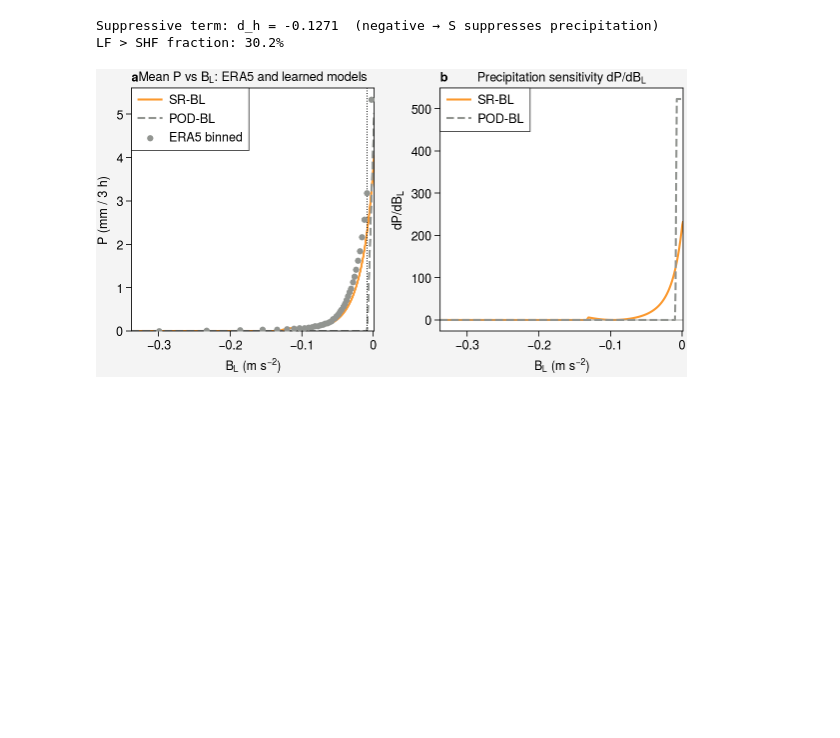
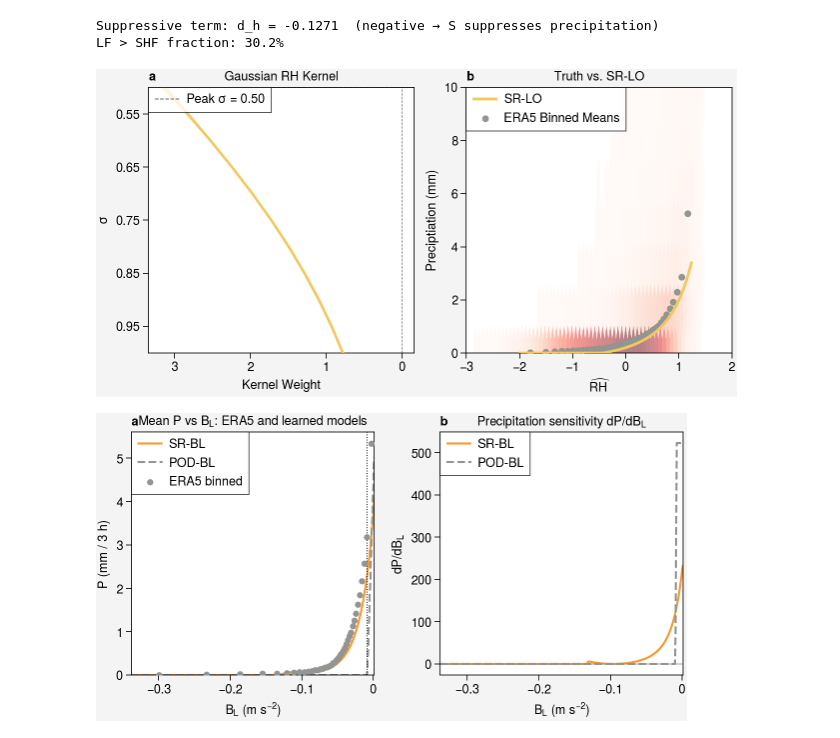
Before and after one commit to savannahferretti/monsoon-discovery, a Jupyter notebook: notebooks/dependence_v2.ipynb, the cells around one changed output. Saved outputs shown, nothing was run; the diff lists cells and outputs as text; code cells hidden in the pictures; blank space fills up the shorter version.

```diff
--- a/notebooks/dependence_v2.ipynb
+++ b/notebooks/dependence_v2.ipynb
@@ -437,46 +437,47 @@ else:
     # analytic curve
     rh_sw = np.linspace(rh_lo, rh_hi, 300)
     P_lo  = to_phys(a_lo*np.exp(rh_sw) + b_lo)
 
     # 1-D binned observed
     _, rh_cen, obs_means, _ = bin1d(rh_v, P_v)
 
     # kernel stats across seeds (for ±1σ shading)
     kw_arr   = np.stack([kw[0] for kw in _kw_list], axis=0)   # (nseeds, nsig)
     k_rh     = kw_arr.mean(axis=0)
     k_std    = kw_arr.std(axis=0)
     peak_sig = sig_coords[np.argmax(k_rh)]
 
-    fig, axs = pplt.subplots(ncols=2, figwidth=6.5, wratios=(1, 2.8), share=False)
+    fig, axs = pplt.subplots(ncols=2, figwidth=6.5,share=False)
 
     # (a) RH kernel — compact, sigma on y-axis, ±1σ shading (style from 0_weights.ipynb)
     axs[0].axvline(0, color='gray', lw=0.5, ls='--', zorder=1)
     axs[0].fill_betweenx(sig_coords, k_rh - k_std, k_rh + k_std,
                           color=COLORS['sr_lo'], alpha=0.25, zorder=2)
     axs[0].plot(k_rh, sig_coords, color=COLORS['sr_lo'], lw=1.8, zorder=3)
     axs[0].axhline(peak_sig, color='k', lw=0.7, ls='--', alpha=0.6, zorder=1,
                     label=f'Peak $\\sigma$ = {peak_sig:.2f}')
     axs[0].legend(loc='ul', ncols=1, fontsize=7)
-    axs[0].format(xlabel='Kernel weight', ylabel=r'$\sigma$',
-                  title='RH kernel (NN-GAUSS)',
-                  ylim=(levmax/1000, levmin/1000),
-                  yticks=[0.95, 0.85, 0.75, 0.65, 0.55])
+    axs[0].format(xlabel='Kernel Weight', ylabel=r'$\sigma$',
+                  title='Gaussian RH Kernel',
+                  yticks=[0.95, 0.85, 0.75, 0.65, 0.55],yreverse=True)
 
     # (b) ERA5 P vs kernel-integrated RH — wide, hexbin density background
-    axs[1].hexbin(rh_v, P_v, gridsize=60, cmap='Grays', bins='log',
+    axs[1].hexbin(rh_v, P_v, gridsize=60, cmap='Reds', bins='log',
                    mincnt=8, alpha=0.5, linewidths=0, zorder=1)
     axs[1].scatter(rh_cen, obs_means, color='gray', s=18, zorder=4,
-                    label='ERA5 binned means')
+                    label='ERA5 Binned Means')
     axs[1].plot(rh_sw, P_lo, color=COLORS['sr_lo'], lw=2.0, zorder=5, label='SR-LO')
-    axs[1].axhline(0, color='gray', lw=0.5)
-    axs[1].format(xlabel=r'Kernel-integrated $\widehat{\mathrm{RH}}$ (std.)',
-                  ylabel='P (mm / 3 h)',
-                  title='ERA5 observed vs SR-LO')
-    axs[1].legend(loc='ul', ncols=1, fontsize=7)
+    axs[1].axhline(0, color='blue', lw=0.5)
+    axs[1].format(xlabel=r'$\widehat{\mathrm{RH}}$',
+                  ylabel='Preciptiation (mm)',
+                  title='Truth vs. SR-LO',xlim=(-3,2),ylim=(0,10))
+    axs[1].legend(loc='ul', ncols=1)
 
     fig.format(abc=True, grid=False)
     pplt.show()
-    fig.save('../figs/fig_srlo_v2.pdf'); fig.save('../figs/fig_srlo_v2.png')
+    fig.save('../figs/fig_srlo_v2.png')
+# %% [output]
+[figure, added]
 # %%
 # ── Fig D: SR-BL vs POD-BL  nonlinear buoyancy transition ────────────────────
 if 'sr_bl' not in SR_REGISTRY or bl_norm is None:
```
Also changed, not shown: 8 other files.
